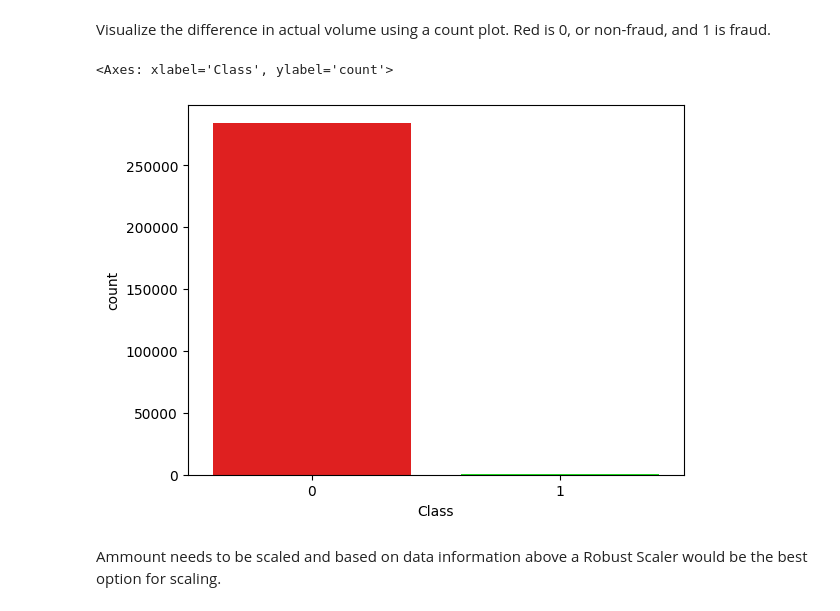
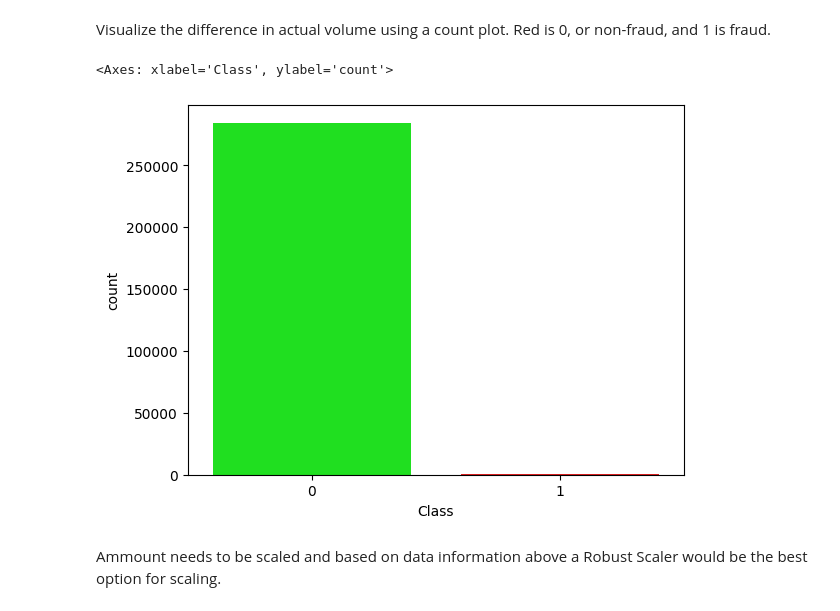
Before and after one commit to Khouriz/C964-CS-Capstone, a Jupyter notebook: application_notebook.ipynb, the cells around one changed output. Drawn from its saved outputs; the diff is of its cells as text; code cells hidden in the pictures.

```diff
--- a/application_notebook.ipynb
+++ b/application_notebook.ipynb
@@ -73,12 +73,12 @@ Extreme disparity between each type of transaction. This will require a random u
 # %% [markdown]
 Visualize the difference in actual volume using a count plot. Red is 0, or non-fraud, and 1 is fraud.
 # %%
-colors = ["#FF0000", "#00FF00"]
+colors = ["#00FF00", "#FF0000"]
 
 sns.countplot( x=df['Class'],data=df, palette=colors)
 # %% [output]
 <Axes: xlabel='Class', ylabel='count'>
-[figure, old version]
+[figure, new version]
 # %% [markdown]
 Ammount needs to be scaled and based on data information above a Robust Scaler would be the best option for scaling.
 # %%
```
Also changed, not shown: parts of 12 cells of this notebook.
